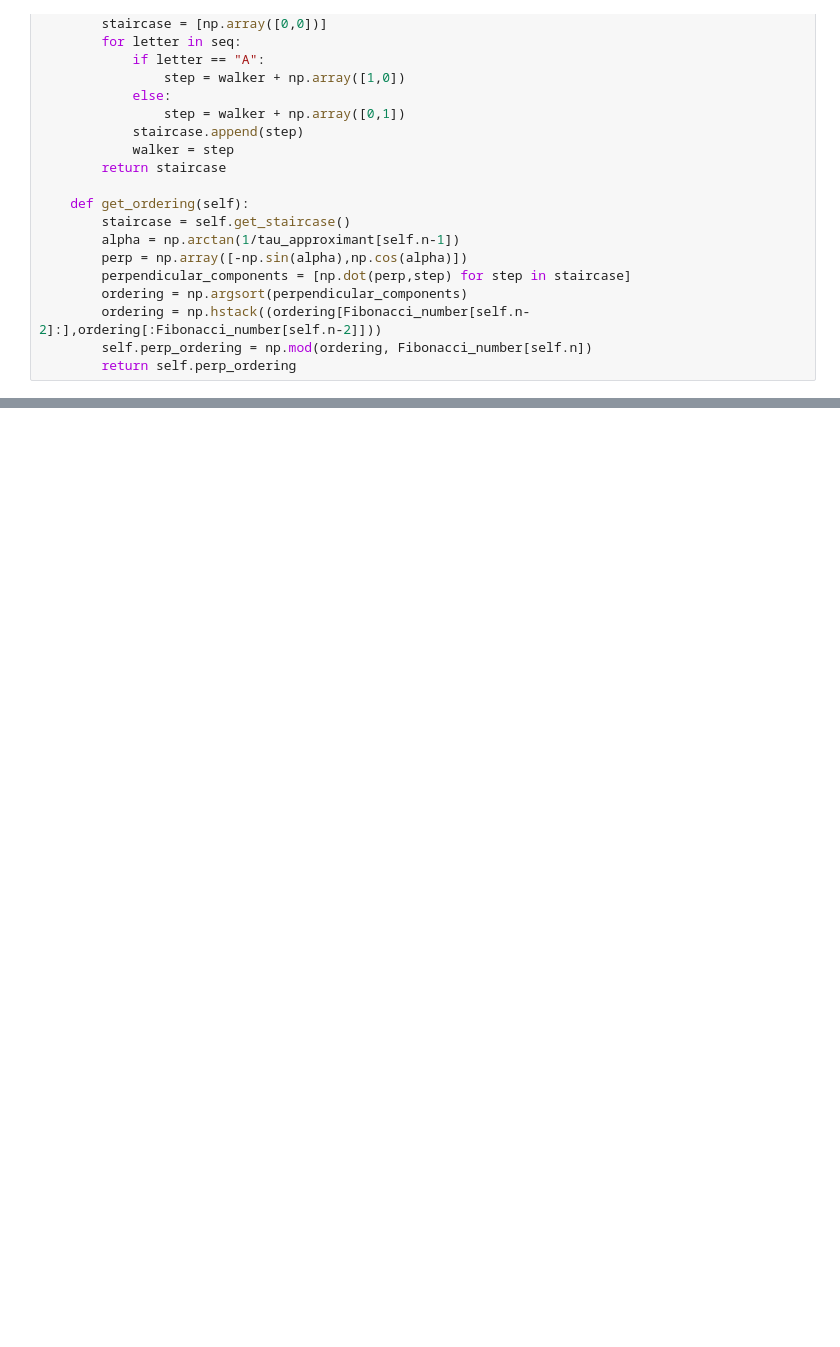
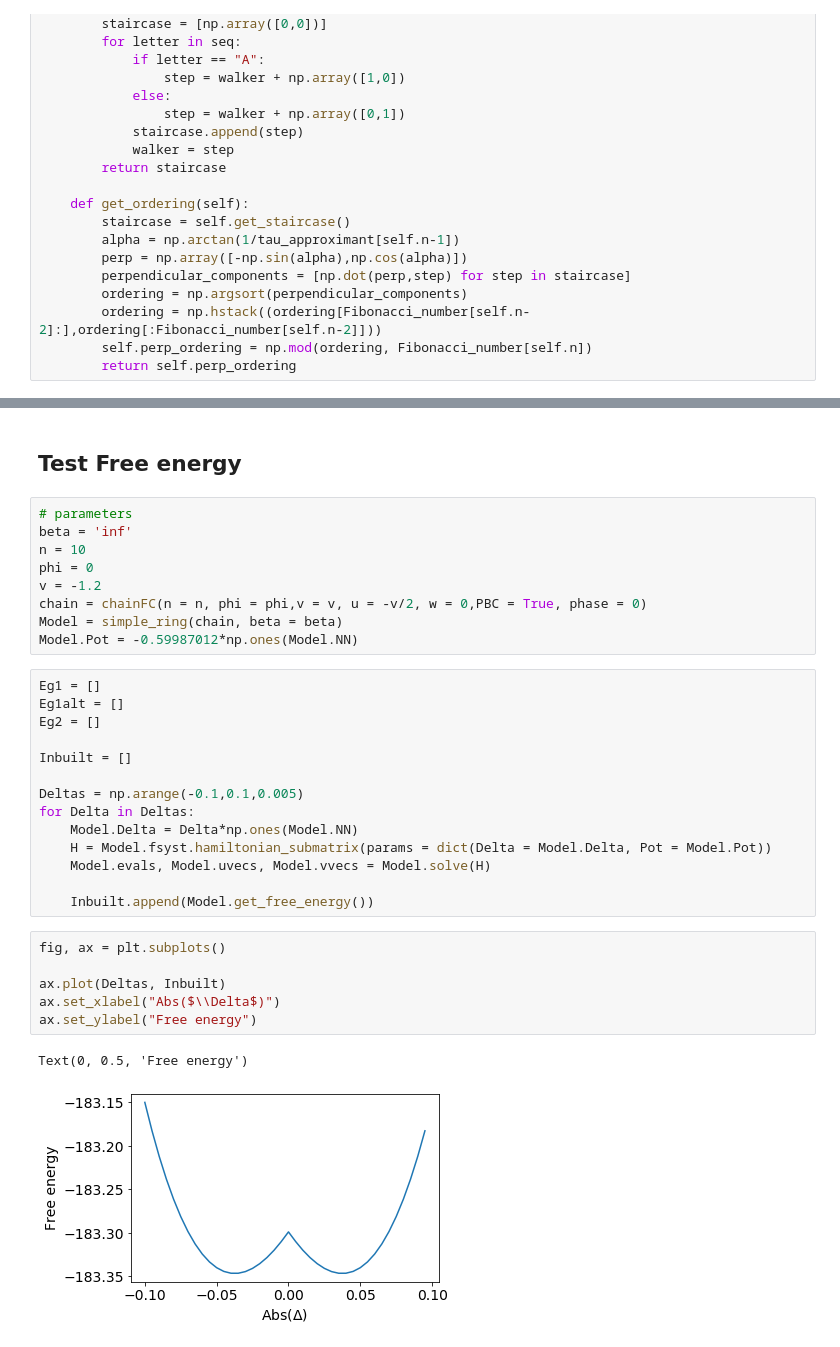
Before and after one commit to gautamra/Superconducting-Fibonacci-chain, a Jupyter notebook: SC-Fibonacci-library.ipynb, the cells around one changed output, grey strips where cells are left out. Cells and saved outputs as stored; diff of their text form; blank space fills up the shorter version.

```diff
--- a/SC-Fibonacci-library.ipynb
+++ b/SC-Fibonacci-library.ipynb
@@ -829,0 +344,34 @@ Text(0.5, 1.0, 'A = 0.0022, Total phase = 0.1$\\pi$, effective phase = 0.1$\\pi$
+# %% [markdown]
+## Test Free energy
+# %%
+# parameters
+beta = 'inf'
+n = 10
+phi = 0
+v = -1.2
+chain = chainFC(n = n, phi = phi,v = v, u = -v/2, w = 0,PBC = True, phase = 0)
+Model = simple_ring(chain, beta = beta)
+Model.Pot = -0.59987012*np.ones(Model.NN)
+# %%
+Eg1 = []
+Eg1alt = []
+Eg2 = []
+
+Inbuilt = []
+
+Deltas = np.arange(-0.1,0.1,0.005)
+for Delta in Deltas:
+    Model.Delta = Delta*np.ones(Model.NN)
+    H = Model.fsyst.hamiltonian_submatrix(params = dict(Delta = Model.Delta, Pot = Model.Pot))
+    Model.evals, Model.uvecs, Model.vvecs = Model.solve(H)
+
+    Inbuilt.append(Model.get_free_energy())
+# %%
+fig, ax = plt.subplots()
+
+ax.plot(Deltas, Inbuilt)
+ax.set_xlabel("Abs($\\Delta$)")
+ax.set_ylabel("Free energy")
+# %% [output]
+Text(0, 0.5, 'Free energy')
+[figure, added]
```
Also changed, not shown: parts of 39 cells of this notebook, 1 other file.
